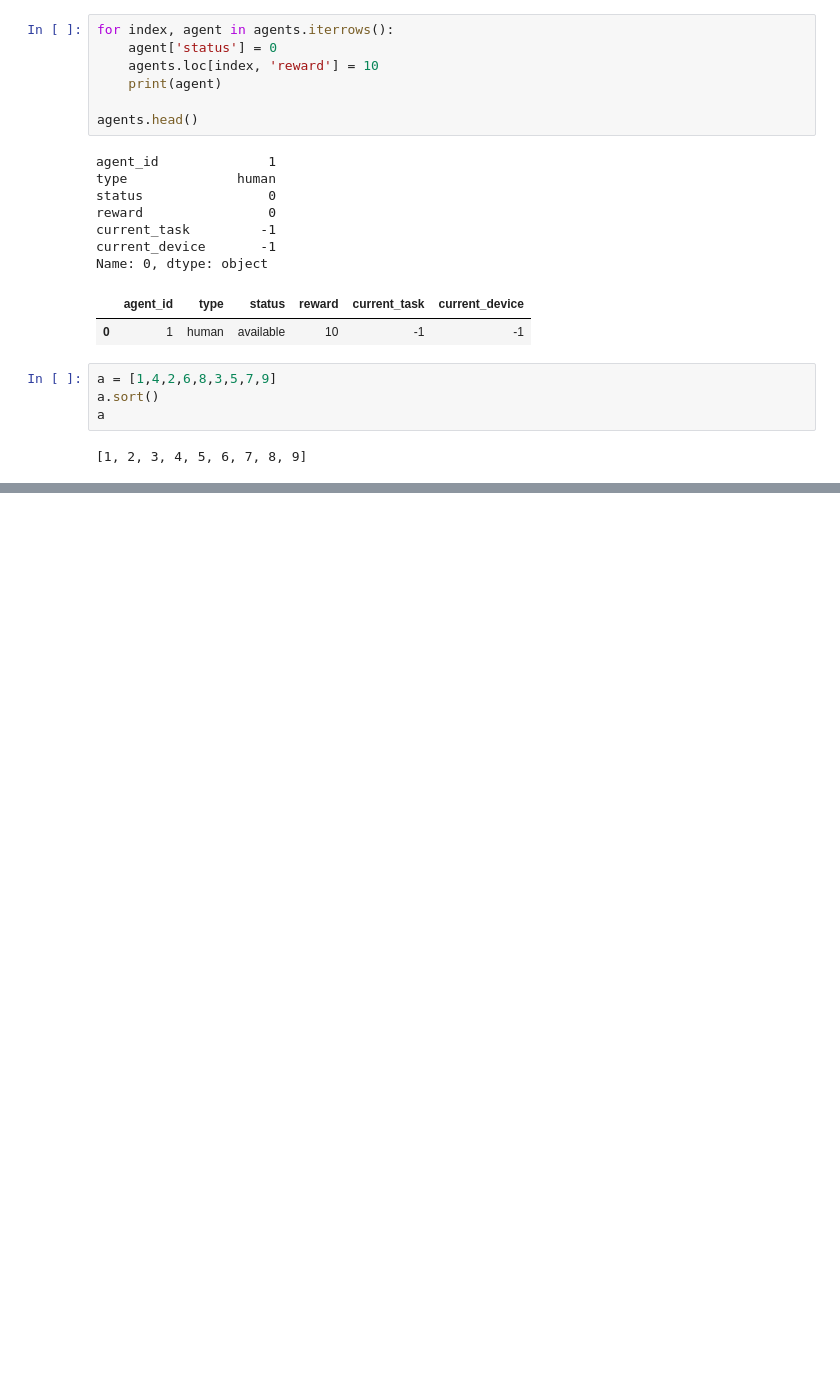
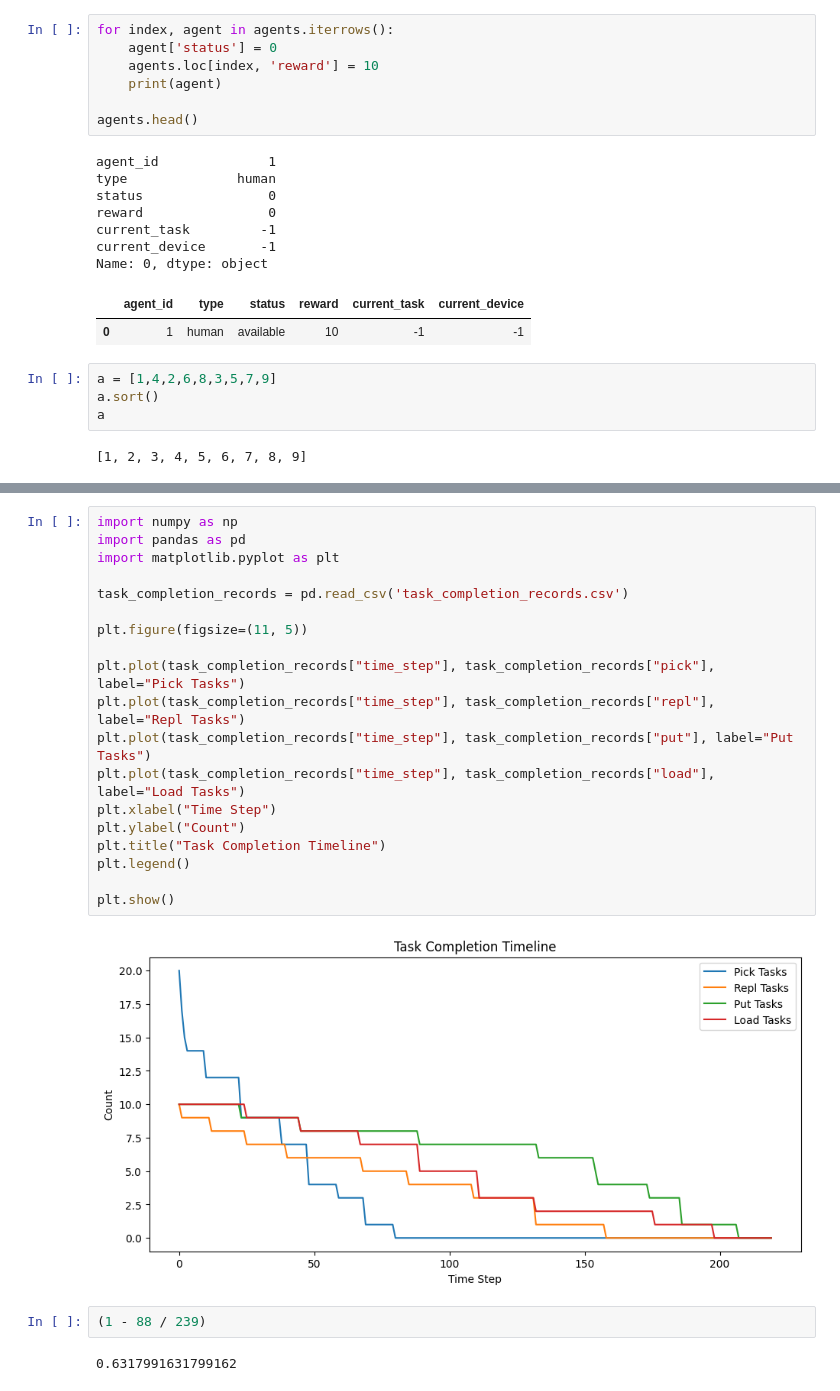
Before and after one commit to aspriya/Gymnasium_Warehouse, a Jupyter notebook: test.ipynb, the cells around one changed output, grey strips where cells are left out. Drawn from its saved outputs; the diff is of its cells as text; blank space fills up the shorter version.

```diff
--- a/test.ipynb
+++ b/test.ipynb
@@ -241,0 +278,25 @@ TypeError: Could not locate function 'mse'. Make sure custom classes are decorat
+# %%
+import numpy as np
+import pandas as pd
+import matplotlib.pyplot as plt
+
+task_completion_records = pd.read_csv('task_completion_records.csv')
+
+plt.figure(figsize=(11, 5))
+
+plt.plot(task_completion_records["time_step"], task_completion_records["pick"], label="Pick Tasks")
+plt.plot(task_completion_records["time_step"], task_completion_records["repl"], label="Repl Tasks")
+plt.plot(task_completion_records["time_step"], task_completion_records["put"], label="Put Tasks")
+plt.plot(task_completion_records["time_step"], task_completion_records["load"], label="Load Tasks")
+plt.xlabel("Time Step")
+plt.ylabel("Count")
+plt.title("Task Completion Timeline")
+plt.legend()
+
+plt.show()
+# %% [output]
+[figure, added]
+# %%
+(1 - 88 / 239)
+# %% [output]
+0.6317991631799162
```
Also changed, not shown: parts of 4 cells of this notebook, 8 other files.
